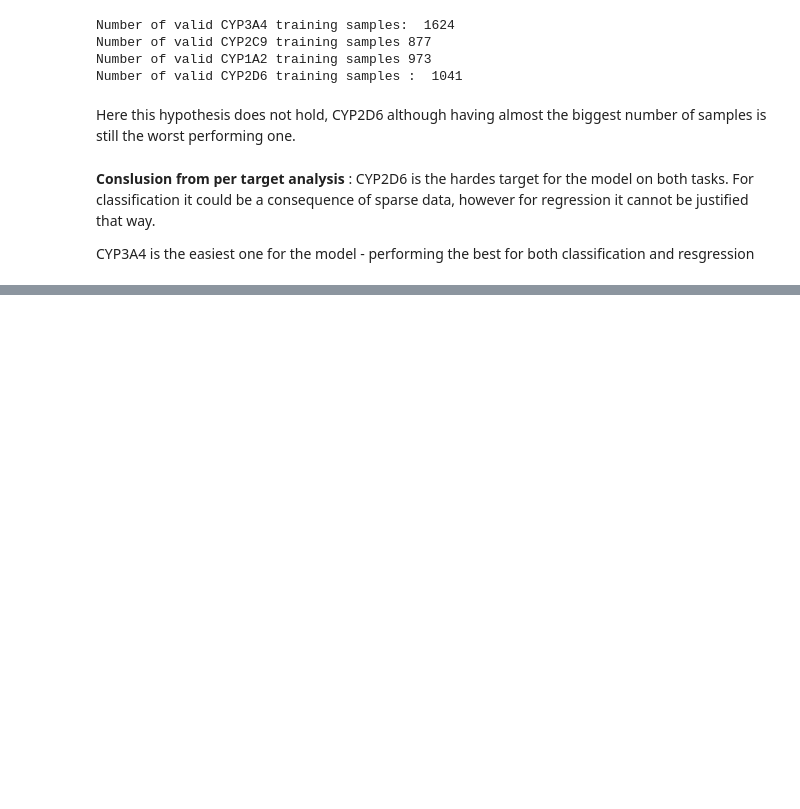
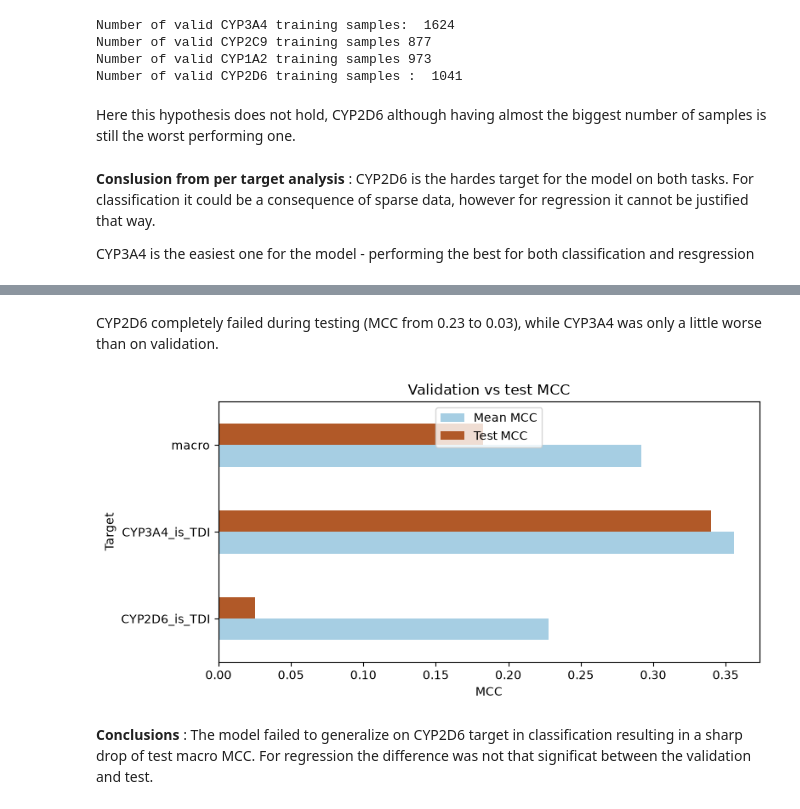
Before and after one commit to Aryan-Mi/02456-deep-learning-cyp-project, a Jupyter notebook: notebooks/04_chemeleon_run2_analysis.ipynb, the cells around one changed output, grey strips where cells are left out. Saved outputs shown, nothing was run; the diff lists cells and outputs as text; code cells hidden in the pictures; blank space fills up the shorter version.

```diff
--- a/notebooks/04_chemeleon_run2_analysis.ipynb
+++ b/notebooks/04_chemeleon_run2_analysis.ipynb
@@ -645,0 +652,9 @@ CYP3A4 is the easiest one for the model - performing the best for both classific
+# %%
+regression_test_path = Path("results/chemeleon/run2_results_hpc/test_metrics_regression_run2.json")
+classif_test_path = Path("results/chemeleon/run2_results_hpc/test_metrics_classification_run2.json")
+
+reg_test_results = json.loads(regression_test_path.read_text())
+reg_test_results["macro"] = reg_test_results.pop("macro_ST-RAE")
+
+cls_test_results = json.loads(classif_test_path.read_text())
+cls_test_results["macro"] = cls_test_results.pop("macro_MCC")
@@ -645,0 +767,22 @@ CYP3A4 is the easiest one for the model - performing the best for both classific
+# %% [markdown]
+CYP2D6 completely failed during testing (MCC from 0.23 to 0.03), while CYP3A4 was only a little worse than on validation.
+# %%
+ax = cls_merged.set_index('target')[['mean_mcc', 'MCC_test']].plot(
+    kind='barh',
+    figsize=(8, 4),
+    width=0.5,
+    colormap='Paired'
+)
+ax.set_xlabel('MCC')
+ax.set_ylabel('Target')
+ax.set_title("Validation vs test MCC")
+ax.legend(
+    ['Mean MCC', 'Test MCC'],
+    loc='upper center'
+)
+plt.tight_layout()
+plt.show()
+# %% [output]
+[figure, added]
+# %% [markdown]
+**Conclusions** : The model failed to generalize on CYP2D6 target in classification resulting in a sharp drop of test macro MCC. For regression the difference was not that significat between the validation and test.
```
Also changed, not shown: parts of 14 cells of this notebook.
